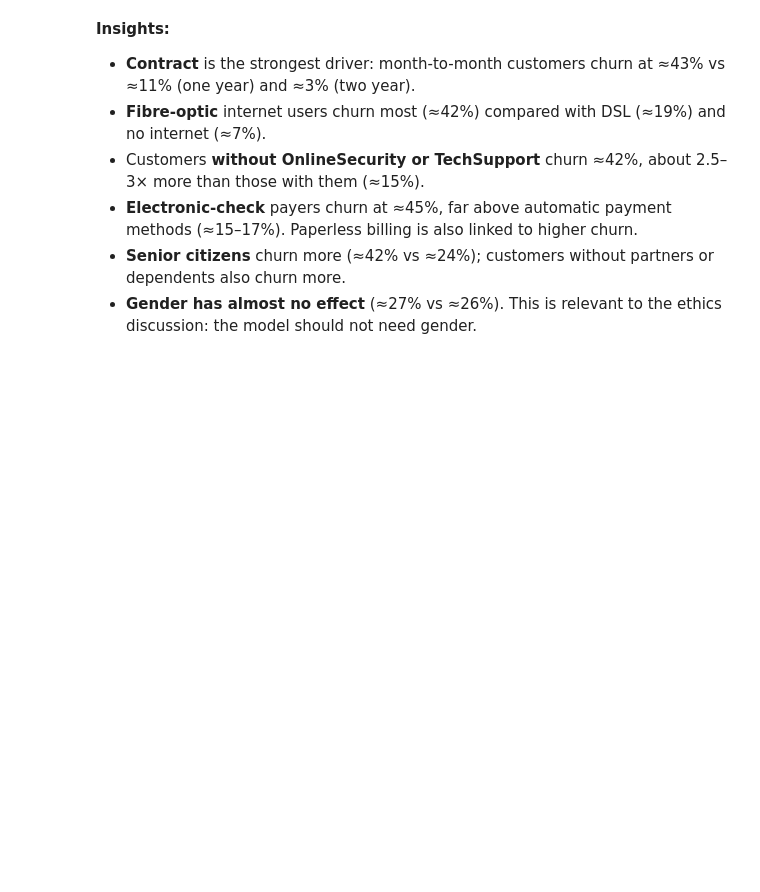
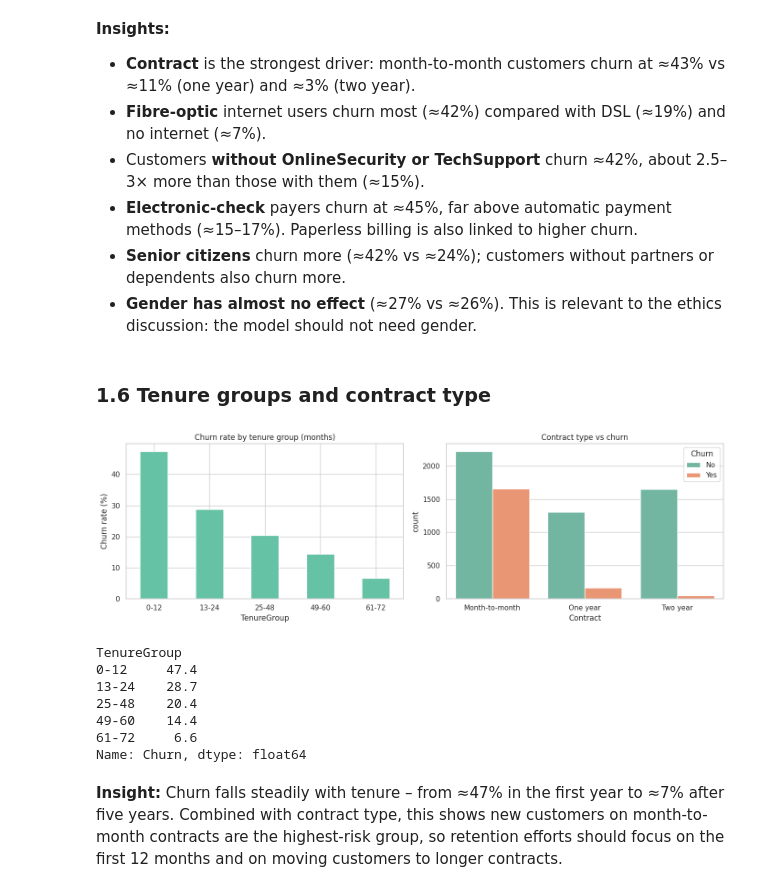
Before and after one commit to charuka200/telco-churn-ml, a Jupyter notebook: Telco_Churn_Coursework.ipynb, the cells around one changed output. Drawn from its saved outputs; the diff is of its cells as text; code cells hidden in the pictures; blank space fills up the shorter version.

Commit message:
tenure groups and contract

```diff
--- a/Telco_Churn_Coursework.ipynb
+++ b/Telco_Churn_Coursework.ipynb
@@ -277,3 +284,40 @@ SeniorCitizen
 - **Electronic-check** payers churn at ≈45%, far above automatic payment methods (≈15–17%). Paperless billing is also linked to higher churn.
 - **Senior citizens** churn more (≈42% vs ≈24%); customers without partners or dependents also churn more.
 - **Gender has almost no effect** (≈27% vs ≈26%). This is relevant to the ethics discussion: the model should not need gender.
+# %% [markdown]
+### 1.6 Tenure groups and contract type
+# %%
+# Bin tenure (months) into groups – done on a separate copy so df stays unchanged
+df_eda = df.copy()
+df_eda['TenureGroup'] = pd.cut(df_eda['tenure'], bins=[-1, 12, 24, 48, 60, 72],
+                               labels=['0-12', '13-24', '25-48', '49-60', '61-72'])
+
+fig, ax = plt.subplots(1, 2, figsize=(14, 4.5))
+
+# Left: churn rate per tenure group
+(churn_flag.groupby(df_eda['TenureGroup']).mean() * 100).plot(kind='bar', ax=ax[0], color='#66c2a5')
+ax[0].set_title('Churn rate by tenure group (months)')
+ax[0].set_ylabel('Churn rate (%)')
+ax[0].tick_params(axis='x', rotation=0)
+
+# Right: number of churners vs non-churners per contract type
+sns.countplot(data=df, x='Contract', hue='Churn', ax=ax[1])
+ax[1].set_title('Contract type vs churn')
+
+plt.tight_layout()
+plt.savefig('figures/04_tenure_contract.png', bbox_inches='tight')
+plt.show()
+
+# Exact churn % per tenure group
+print((churn_flag.groupby(df_eda['TenureGroup']).mean() * 100).round(1))
+# %% [output]
+[figure, added]
+TenureGroup
+0-12     47.4
+13-24    28.7
+25-48    20.4
+49-60    14.4
+61-72     6.6
+Name: Churn, dtype: float64
+# %% [markdown]
+**Insight:** Churn falls steadily with tenure – from ≈47% in the first year to ≈7% after five years. Combined with contract type, this shows new customers on month-to-month contracts are the highest-risk group, so retention efforts should focus on the first 12 months and on moving customers to longer contracts.
```
Also changed, not shown: parts of 1 cell of this notebook.
